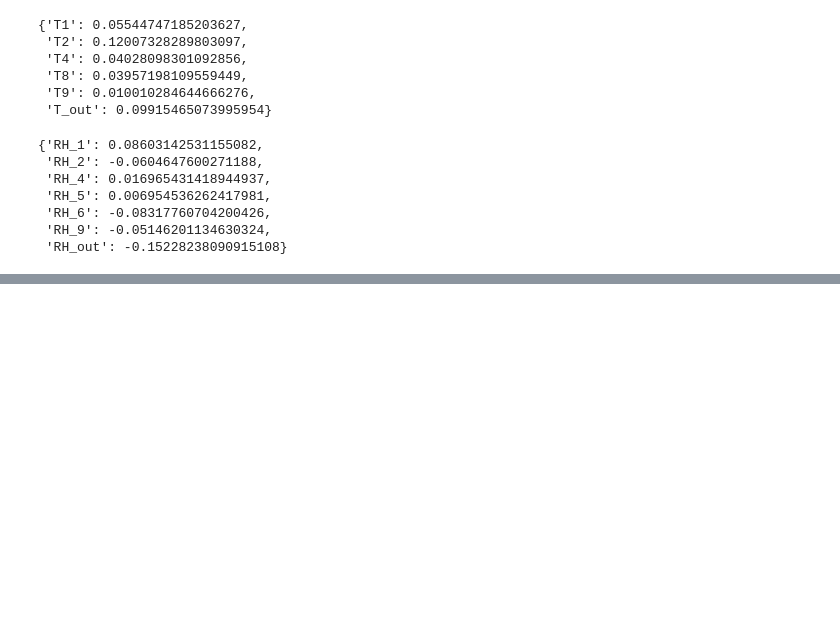
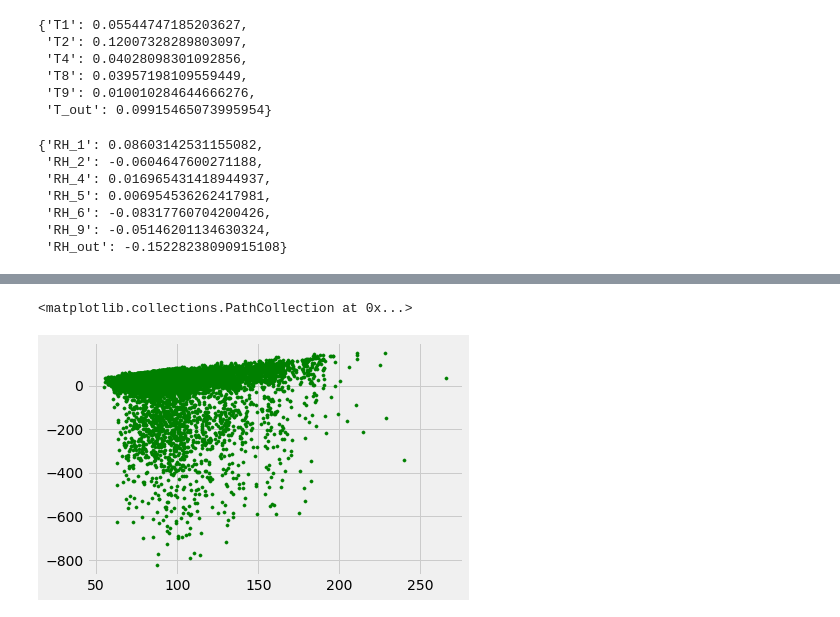
Before and after one commit to Ashishblthakre/Appliance-Energy-Prediction, a Jupyter notebook: Appliance_Energy_Prediction.ipynb, the cells around one changed output, grey strips where cells are left out. Drawn from its saved outputs; the diff is of its cells as text; code cells hidden in the pictures; blank space fills up the shorter version.

```diff
--- a/Appliance_Energy_Prediction.ipynb
+++ b/Appliance_Energy_Prediction.ipynb
@@ -248,0 +431,4 @@ correlation_function('Appliances', ['RH_1', 'RH_2', 'RH_4', 'RH_5', 'RH_6', 'RH_
+# %%
+X_train, X_test, y_train, y_test = train_test_split(X, y, test_size=0.4, random_state =10)
+# %%
+reg = linear_model.LinearRegression()
@@ -248,0 +458,7 @@ correlation_function('Appliances', ['RH_1', 'RH_2', 'RH_4', 'RH_5', 'RH_6', 'RH_
+# %%
+plt.style.use('fivethirtyeight')
+# %%
+plt.scatter(reg.predict(X_train), reg.predict(X_train) - y_train, color = "green", s = 10, label = 'Train data')
+# %% [output]
+<matplotlib.collections.PathCollection at 0x...>
+[figure, added]
```
Also changed, not shown: parts of 42 cells of this notebook.
